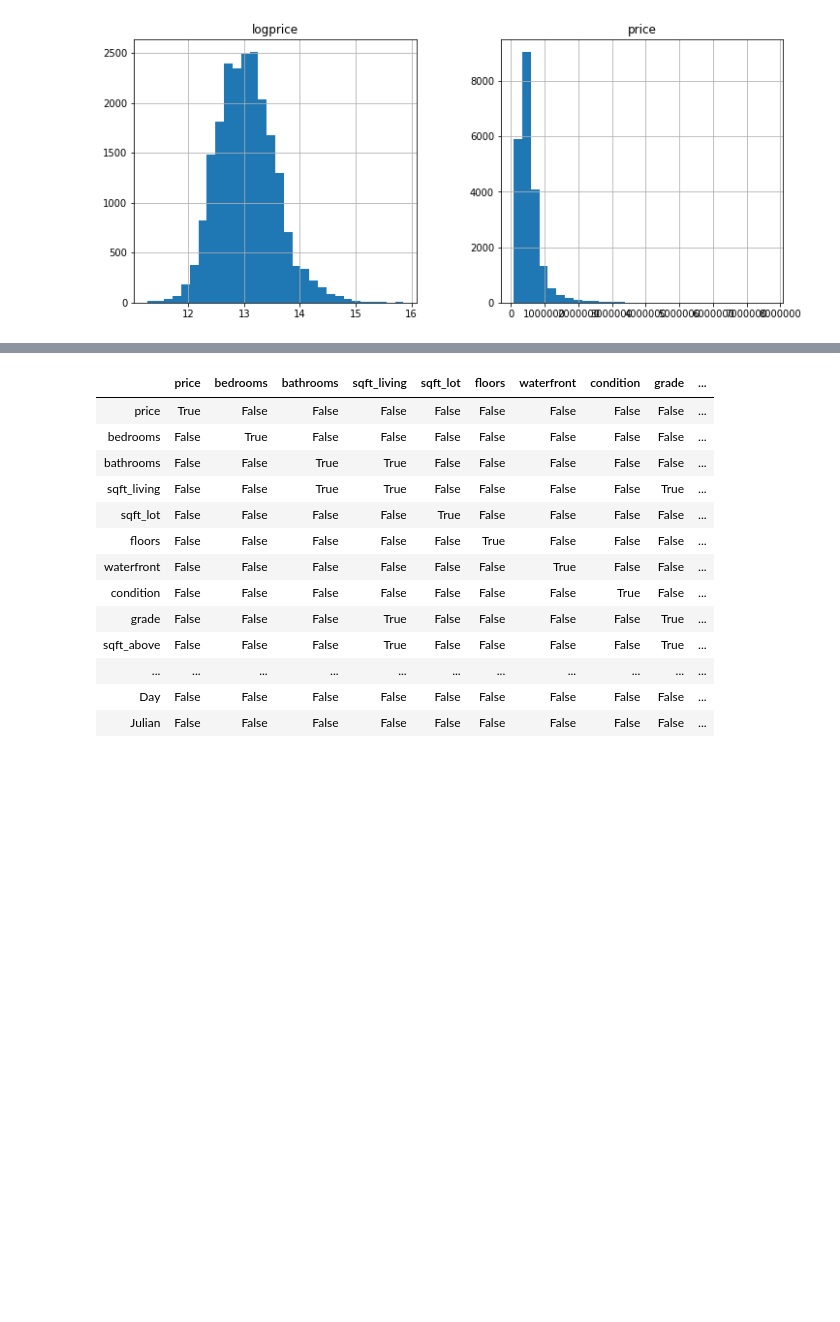
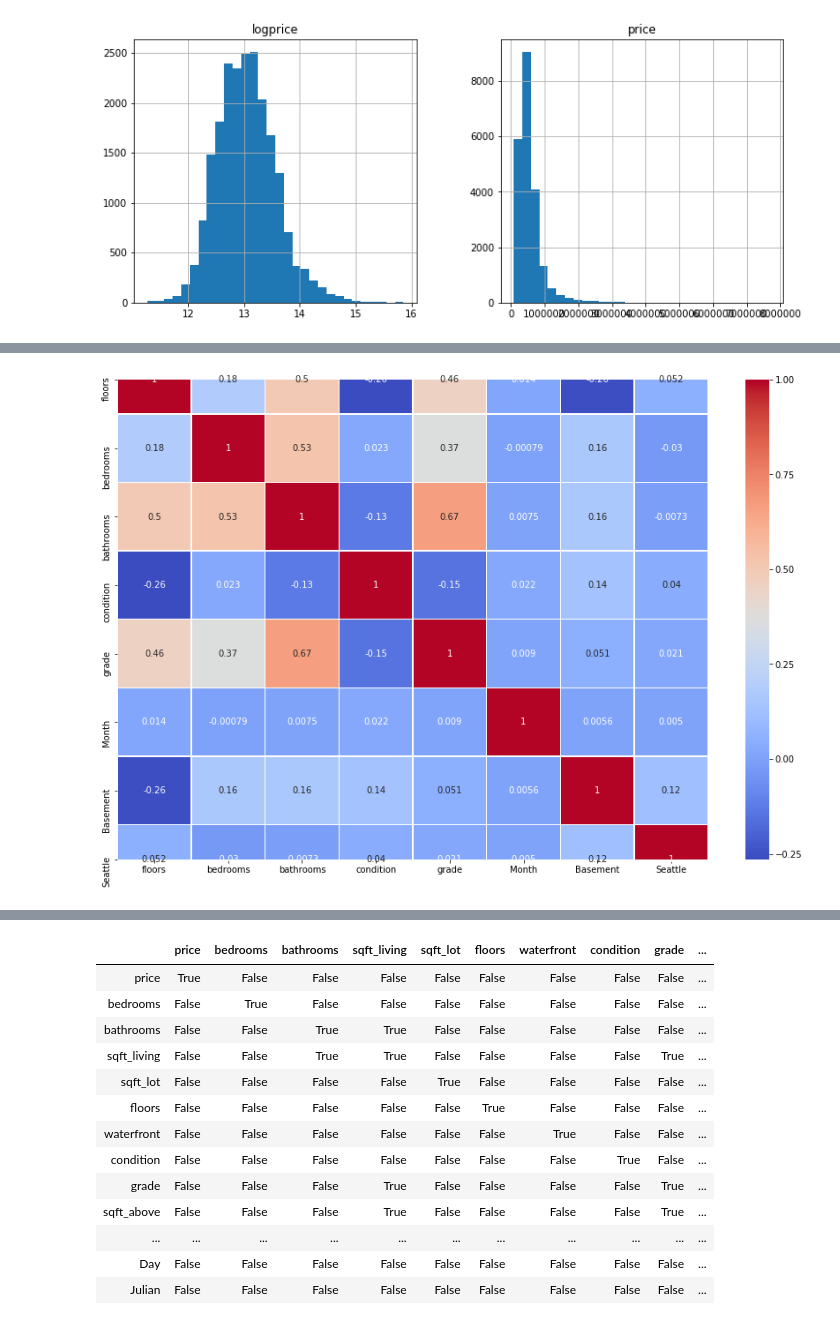
Before and after one commit to aradaha/dsc-mod-2-project-v2-1-onl01-dtsc-ft-030220, a Jupyter notebook: student.ipynb, the cells around one changed output, grey strips where cells are left out. Saved outputs shown, nothing was run; the diff lists cells and outputs as text; code cells hidden in the pictures; blank space fills up the shorter version.

```diff
--- a/student.ipynb
+++ b/student.ipynb
@@ -306,0 +269,5 @@ fig.tight_layout()
+# %%
+fig, ax = plt.subplots(figsize=(15,10))
+sns.heatmap(df[variables].corr(), cmap='coolwarm', annot=True, linewidths=.5, ax=ax);
+# %% [output]
+[figure, added]
```
Also changed, not shown: parts of 54 cells of this notebook.
